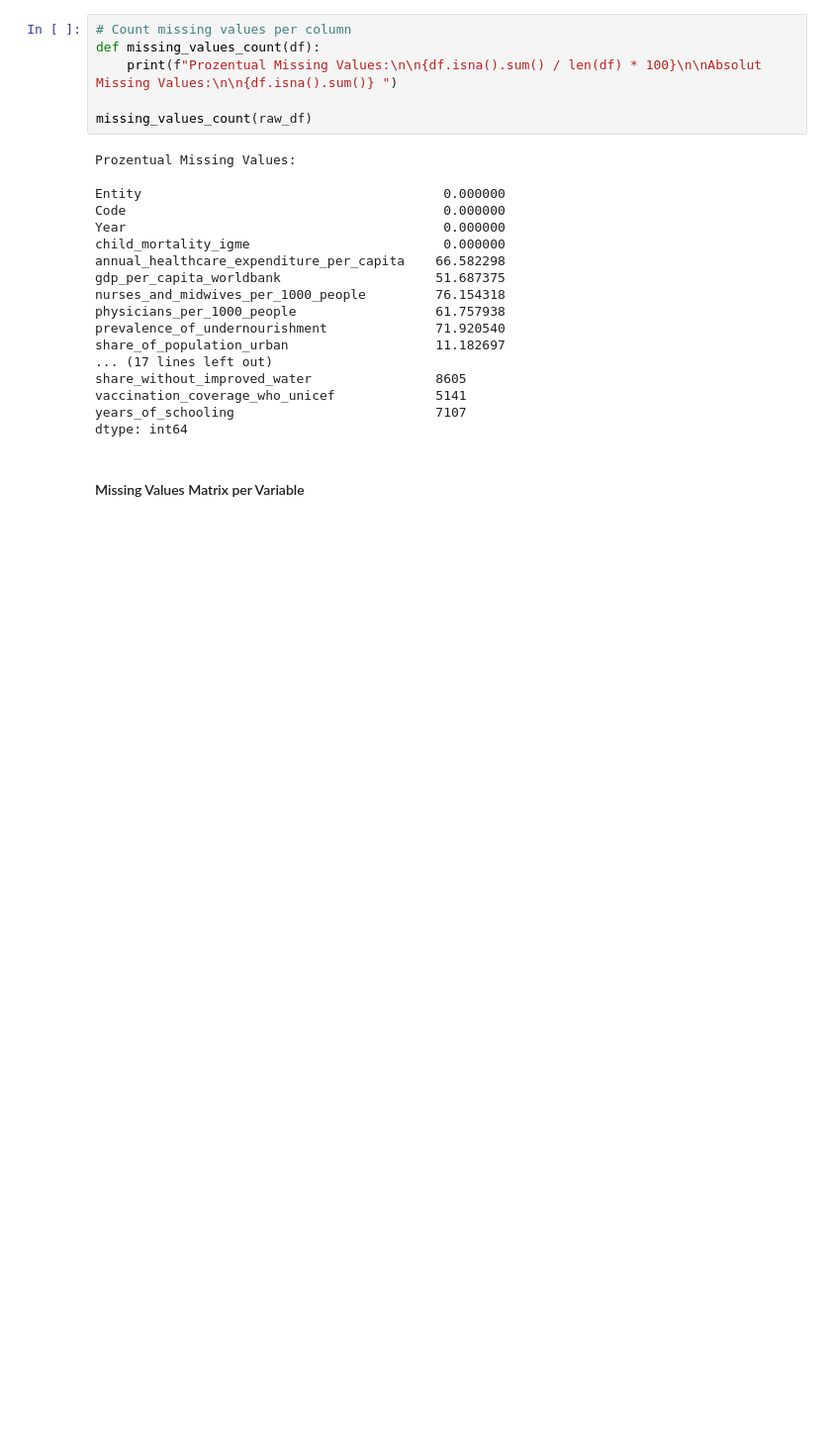
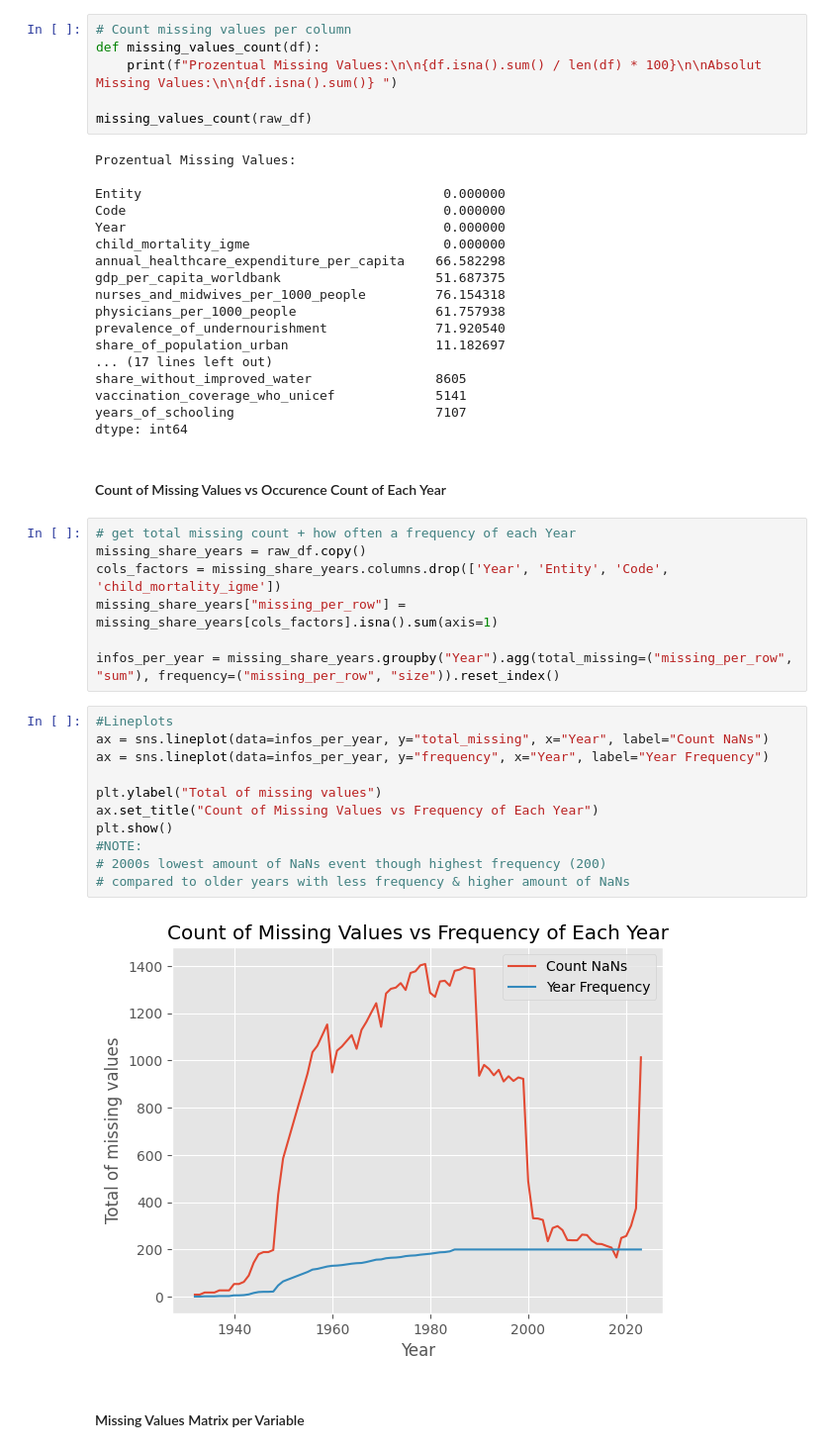
Before and after one commit to HamzahFayad/master_thesis_child_mortality, a Jupyter notebook: 01_notebooks/0_data_raw_analysis.ipynb, the cells around one changed output. Shown at 99% size. Drawn from its saved outputs; the diff is of its cells as text; blank space fills up the shorter version.

```diff
--- a/01_notebooks/0_data_raw_analysis.ipynb
+++ b/01_notebooks/0_data_raw_analysis.ipynb
@@ -126,6 +126,28 @@ share_without_improved_water                8605
 vaccination_coverage_who_unicef             5141
 years_of_schooling                          7107
 dtype: int64
+# %% [markdown]
+#### Count of Missing Values vs Occurence Count of Each Year
+# %%
+# get total missing count + how often a frequency of each Year
+missing_share_years = raw_df.copy()
+cols_factors = missing_share_years.columns.drop(['Year', 'Entity', 'Code', 'child_mortality_igme'])
+missing_share_years["missing_per_row"] = missing_share_years[cols_factors].isna().sum(axis=1)
+
+infos_per_year = missing_share_years.groupby("Year").agg(total_missing=("missing_per_row", "sum"), frequency=("missing_per_row", "size")).reset_index()
+# %%
+#Lineplots
+ax = sns.lineplot(data=infos_per_year, y="total_missing", x="Year", label="Count NaNs")
+ax = sns.lineplot(data=infos_per_year, y="frequency", x="Year", label="Year Frequency")
+
+plt.ylabel("Total of missing values")
+ax.set_title("Count of Missing Values vs Frequency of Each Year")
+plt.show()
+#NOTE:
+# 2000s lowest amount of NaNs event though highest frequency (200)
+# compared to older years with less frequency & higher amount of NaNs
+# %% [output]
+[figure, added]
 # %% [markdown]
 #### Missing Values Matrix per Variable
 # %%
```
Also changed, not shown: parts of 6 cells of this notebook, 9 other files.
